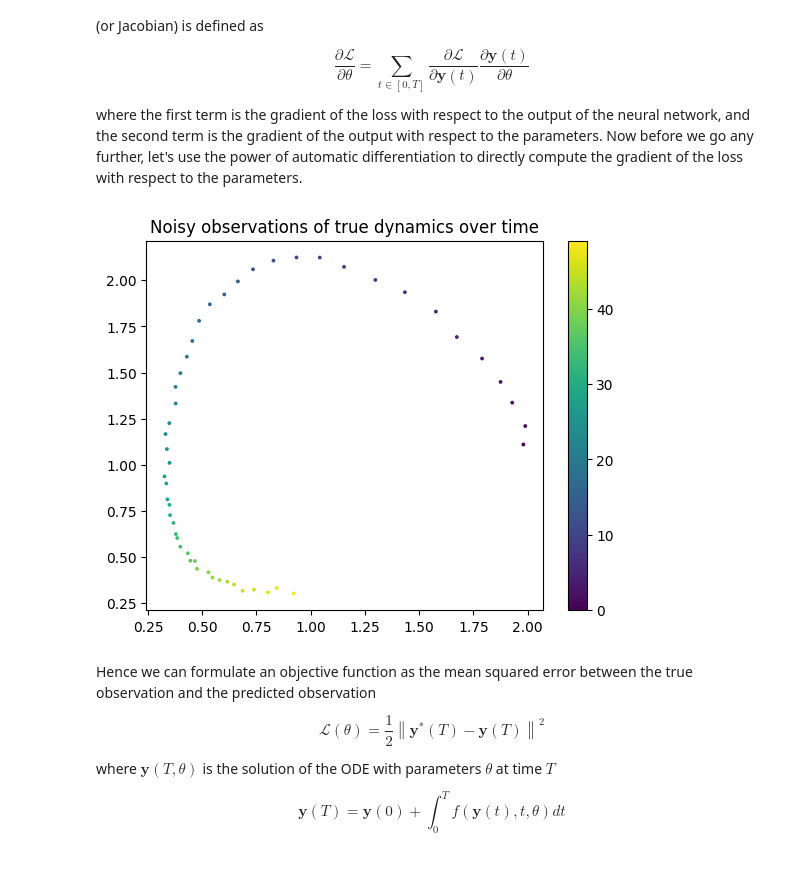
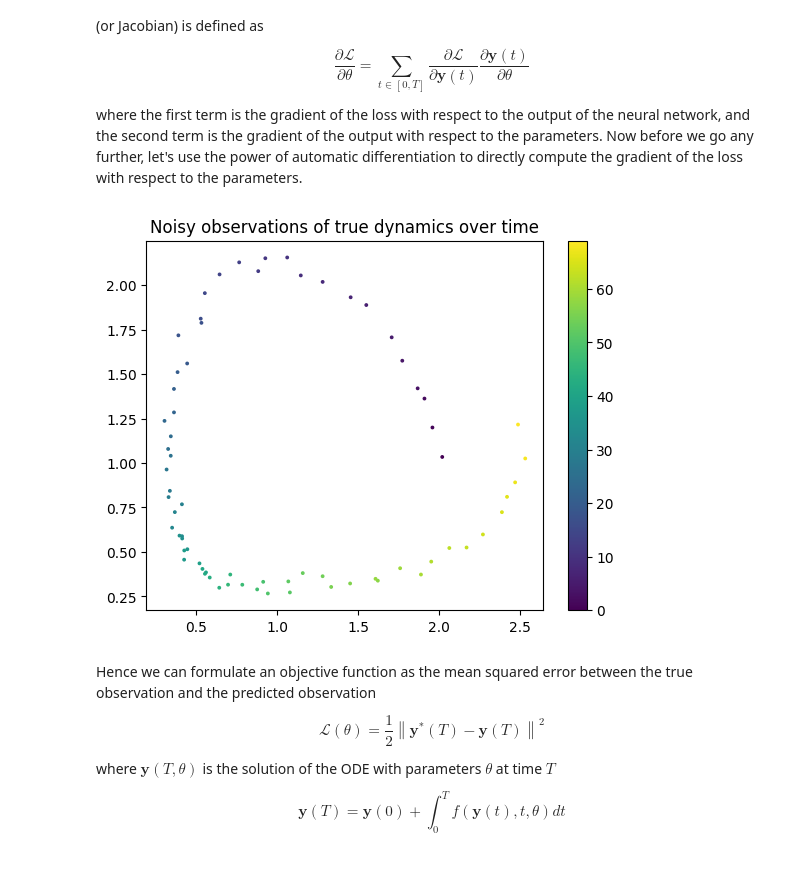
Before and after one commit to andrinr/jax-neural-ode, a Jupyter notebook: tutorial.ipynb, the cells around one changed output. Saved outputs shown, nothing was run; the diff lists cells and outputs as text; code cells hidden in the pictures.

```diff
--- a/tutorial.ipynb
+++ b/tutorial.ipynb
@@ -23,34 +23,34 @@ where the first term is the gradient of the loss with respect to the output of t
 # %%
 import jax.numpy as jnp
 import jax
 import matplotlib.pyplot as plt
 
 # random non linear dynamics
 def dy_dt_truth(y):
     return jnp.array([y[0] * (1 - y[1]), y[1] * (y[0] - 1)])
 
 def solve_truth(y_0, dt, n):
     y_hist = jnp.zeros((n, 2))
     y = y_0
     for i in range(n):
         y = dy_dt_truth(y) * dt + y
         y_hist = y_hist.at[i, :].set(y)
 
     return y_hist
 
 y_truth_0 = jnp.array([2.0, 1.0])
 dt = 0.1
-n = 50
+n = 70
 y_truth = solve_truth(y_truth_0, dt, n)
-noise = 0.01 * jax.random.normal(jax.random.PRNGKey(0), (n, 2))
+noise = 0.03 * jax.random.normal(jax.random.PRNGKey(0), (n, 2))
 y_obs = y_truth + noise
 
 plt.scatter(y_obs[:, 0], y_obs[:, 1], c=jnp.arange(n), s=3)
 plt.colorbar()
 plt.title("Noisy observations of true dynamics over time")
 plt.show()
 # %% [output]
-[figure, old version]
+[figure, new version]
 # %% [markdown]
 Hence we can formulate an objective function as the mean squared error between the true observation and the predicted observation
 
```
Also changed, not shown: parts of 5 cells of this notebook.
